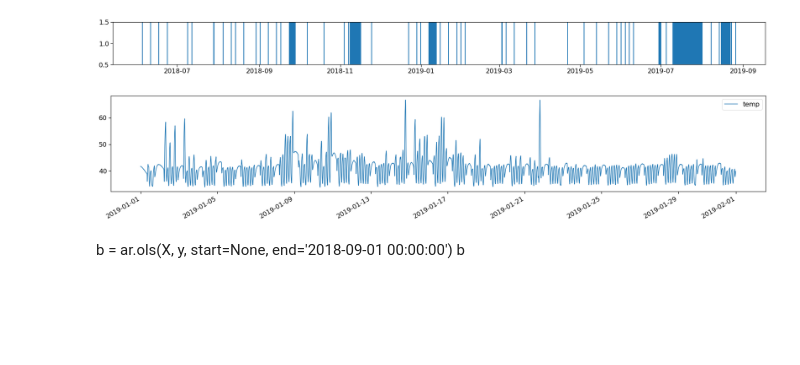
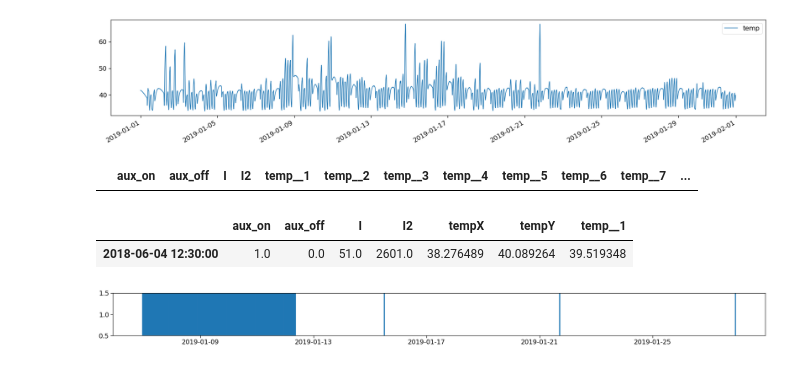
Before and after one commit to fonstelien/FYS-STK4155, a Jupyter notebook: project3/source/project3.ipynb, the cells around one changed output. Saved outputs shown, nothing was run; the diff lists cells and outputs as text; code cells hidden in the pictures; blank space fills up the shorter version.

```diff
--- a/project3/source/project3.ipynb
+++ b/project3/source/project3.ipynb
@@ -34,17 +14,25 @@ X, y = ar.make_design_matrix(aux, curr, temp, 9)
-# %%
-T = utils.sample_gaps(X)
-fig, axes = plt.subplots(nrows=1, ncols=1, figsize=(30,2))
-#axes.stem(T.index, T['gap'], markerfmt=' ', basefmt=' ')
-axes.eventplot(T.index, orientation='horizontal')
-axes.set_ylim(.5,1.5)
-plt.show()
-# %% [output]
-[figure, removed]
 # %%
 temperature['2019-01-01 00:00:00':'2019-02-01 00:00:00'].plot(figsize=(30,5))
 plt.show()
 # %% [output]
 [figure]
-# %% [markdown]
-b = ar.ols(X, y, start=None, end='2018-09-01 00:00:00')
-b
+# %%
+X, y = ar.prep_current_model_dataset(auxiliaries, current, temperature, 9)
+X.head(0)
+# %% [output]
+|  | aux_on | aux_off | I | I2 | temp__1 | temp__2 | temp__3 | temp__4 | temp__5 | temp__6 | temp__7 | ... |
+# %%
+X, y = ar.prep_current_temp_model_dataset(auxiliaries, current, temperature, temperatureX, temperatureY, 1)
+X.head(1)
+# %% [output]
+|  | aux_on | aux_off | I | I2 | tempX | tempY | temp__1 |
+| 2018-06-04 12:30:00 | 1.0 | 0.0 | 51.0 | 2601.0 | 38.276489 | 40.089264 | 39.519348 |
+# %%
+T = utils.sample_gaps(X['2019-01-01 00:00:00':'2019-01-31 00:00:00'])
+fig, axes = plt.subplots(nrows=1, ncols=1, figsize=(30,2))
+#axes.stem(T.index, T['gap'], markerfmt=' ', basefmt=' ')
+axes.eventplot(T.index, orientation='horizontal')
+axes.set_ylim(.5,1.5)
+plt.show()
+# %% [output]
+[figure, added]
```
Also changed, not shown: parts of 21 cells of this notebook, 2 other files.
